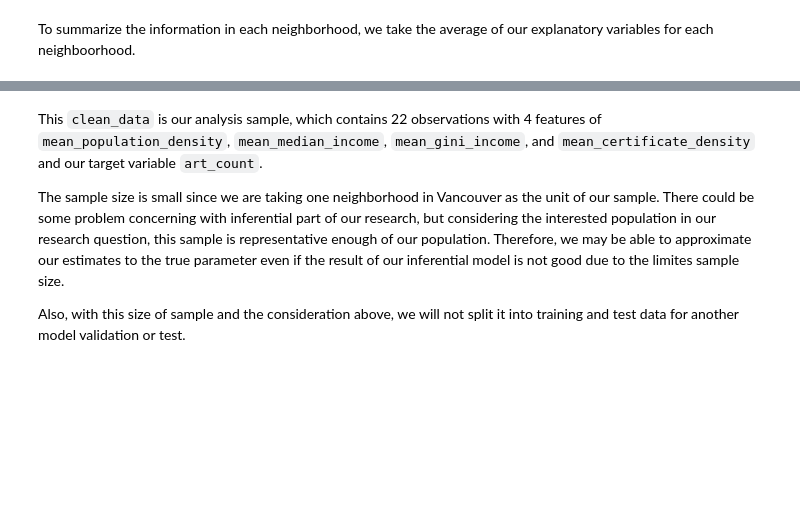
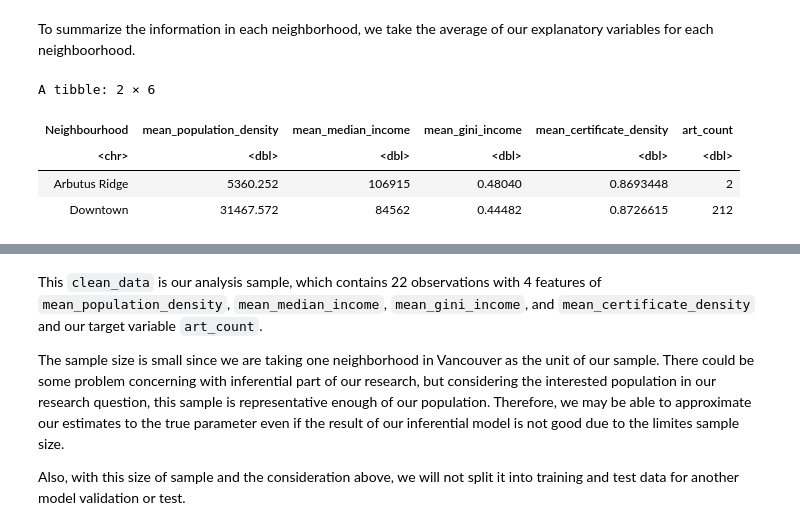
Before and after one commit to asa287/ECON326_project, a Jupyter notebook: final_report.ipynb, the cells around one changed output, grey strips where cells are left out. Drawn from its saved outputs; the diff is of its cells as text; code cells hidden in the pictures; blank space fills up the shorter version.

```diff
--- a/final_report.ipynb
+++ b/final_report.ipynb
@@ -155,16 +167,22 @@ To summarize the information in each neighborhood, we take the average of our ex
 # %%
 clean_data <- subset_data_neighb %>%
   left_join(art_count, by = "Neighbourhood") %>%
   select(-GeoUID) %>%
   group_by(Neighbourhood) %>%
   summarize(
     mean_population_density = mean(population_density, na.rm = TRUE),
     mean_median_income = mean(median_income, na.rm = TRUE),
     mean_gini_income = mean(gini_income, na.rm = TRUE),
     mean_certificate_density = mean(certificate_density, na.rm = TRUE),
     art_count = mean(art_count, na.rm = TRUE)   # same value for the same neighborhood
   )
 
-head(clean_data,n=3)
+head(clean_data,n=2)
+# %% [output]
+A tibble: 2 × 6
+| Neighbourhood | mean_population_density | mean_median_income | mean_gini_income | mean_certificate_density | art_count |
+| <chr> | <dbl> | <dbl> | <dbl> | <dbl> | <dbl> |
+| Arbutus Ridge | 5360.252 | 106915 | 0.48040 | 0.8693448 | 2 |
+| Downtown | 31467.572 | 84562 | 0.44482 | 0.8726615 | 212 |
 # %%
 nrow(clean_data)
```
Also changed, not shown: parts of 29 cells of this notebook.
